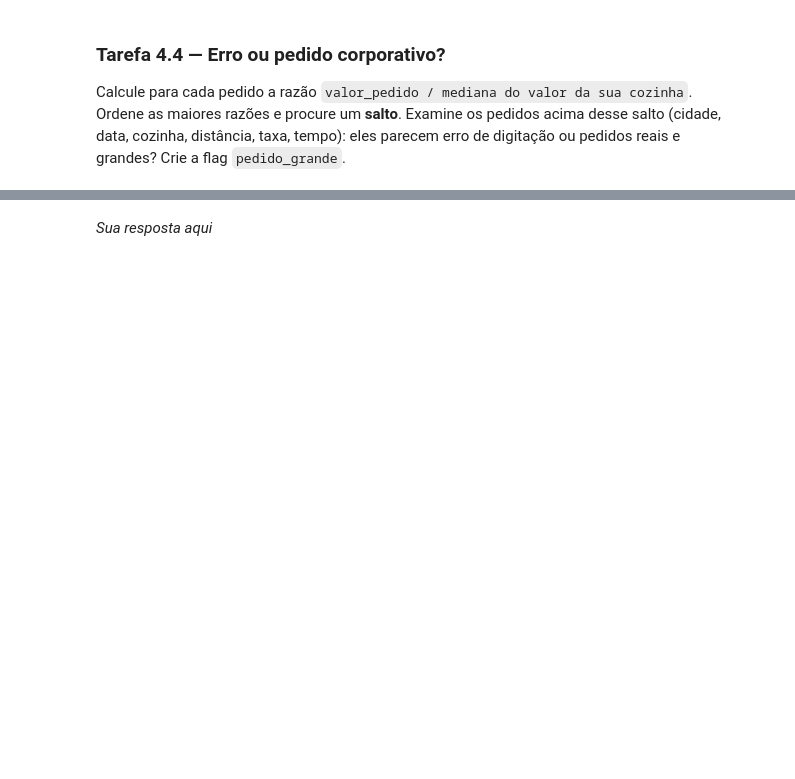
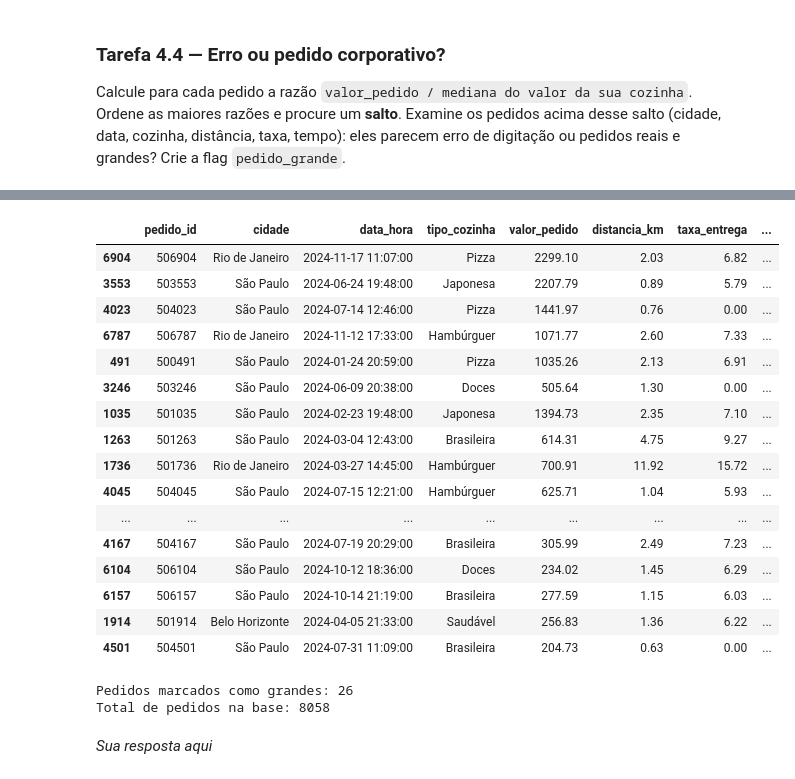
Before and after one commit to deborabaldeznilo/projeto-delivery, a Jupyter notebook: projeto_final.ipynb, the cells around one changed output, grey strips where cells are left out. Saved outputs shown, nothing was run; the diff lists cells and outputs as text; code cells hidden in the pictures; blank space fills up the shorter version.

```diff
--- a/projeto_final.ipynb
+++ b/projeto_final.ipynb
@@ -386,3 +344,11 @@ Trabalhe numa cópia chamada **`df`**; `bruto` fica intacto para comparação. U
 Detecte as colunas constantes **por código** (sem digitar o nome delas) e crie `df` sem elas.
 # %%
 # Sua solução aqui
+valores_distintos = bruto.nunique(dropna=False)
+colunas_constantes = valores_distintos[valores_distintos == 1].index
+
+df = bruto.drop(columns=colunas_constantes).copy()
+
+print("Colunas constantes:", colunas_constantes.tolist())
+print("Base original:", bruto.shape)
+print("Cópia para limpeza:", df.shape)
@@ -467,3 +884,14 @@ Aplique 1,5·IQR **na base inteira** e conte, por `tipo_cozinha`, quantos pedido
 Calcule para cada pedido a razão `valor_pedido / mediana do valor da sua cozinha`. Ordene as maiores razões e procure um **salto**. Examine os pedidos acima desse salto (cidade, data, cozinha, distância, taxa, tempo): eles parecem erro de digitação ou pedidos reais e grandes? Crie a flag `pedido_grande`.
 # %%
 # Sua solução aqui
+mediana_cozinha = df.groupby("tipo_cozinha")["valor_pedido"].transform("median")
+razao_valor = df["valor_pedido"] / mediana_cozinha
+
+maiores_razoes = pd.DataFrame({
+    "tipo_cozinha": df["tipo_cozinha"],
+    "valor_pedido": df["valor_pedido"],
+    "mediana_cozinha": mediana_cozinha,
+    "razao_valor": razao_valor
+}).sort_values("razao_valor", ascending=False)
+
+display(maiores_razoes.head(30).round(2))
@@ -470,2 +916,44 @@ Calcule para cada pedido a razão `valor_pedido / mediana do valor da sua cozinh
+# %%
+df["pedido_grande"] = razao_valor > 4
+
+colunas = [
+    "pedido_id", "cidade", "data_hora", "tipo_cozinha", "valor_pedido",
+    "distancia_km", "taxa_entrega", "tempo_entrega_min"
+]
+
+pedidos_grandes = (
+    df.loc[df["pedido_grande"], colunas]
+    .assign(razao_valor=razao_valor[df["pedido_grande"]])
+    .sort_values("razao_valor", ascending=False)
+)
+
+display(pedidos_grandes.round({
+    "valor_pedido": 2,
+    "distancia_km": 2,
+    "taxa_entrega": 2,
+    "razao_valor": 2
+}))
+print("Pedidos marcados como grandes:", df["pedido_grande"].sum())
+print("Total de pedidos na base:", len(df))
+# %% [output]
+|  | pedido_id | cidade | data_hora | tipo_cozinha | valor_pedido | distancia_km | taxa_entrega | ... |
+| 6904 | 506904 | Rio de Janeiro | 2024-11-17 11:07:00 | Pizza | 2299.10 | 2.03 | 6.82 | ... |
+| 3553 | 503553 | São Paulo | 2024-06-24 19:48:00 | Japonesa | 2207.79 | 0.89 | 5.79 | ... |
+| 4023 | 504023 | São Paulo | 2024-07-14 12:46:00 | Pizza | 1441.97 | 0.76 | 0.00 | ... |
+| 6787 | 506787 | Rio de Janeiro | 2024-11-12 17:33:00 | Hambúrguer | 1071.77 | 2.60 | 7.33 | ... |
+| 491 | 500491 | São Paulo | 2024-01-24 20:59:00 | Pizza | 1035.26 | 2.13 | 6.91 | ... |
+| 3246 | 503246 | São Paulo | 2024-06-09 20:38:00 | Doces | 505.64 | 1.30 | 0.00 | ... |
+| 1035 | 501035 | São Paulo | 2024-02-23 19:48:00 | Japonesa | 1394.73 | 2.35 | 7.10 | ... |
+| 1263 | 501263 | São Paulo | 2024-03-04 12:43:00 | Brasileira | 614.31 | 4.75 | 9.27 | ... |
+| 1736 | 501736 | Rio de Janeiro | 2024-03-27 14:45:00 | Hambúrguer | 700.91 | 11.92 | 15.72 | ... |
+| 4045 | 504045 | São Paulo | 2024-07-15 12:21:00 | Hambúrguer | 625.71 | 1.04 | 5.93 | ... |
+| ... | ... | ... | ... | ... | ... | ... | ... | ... |
+| 4167 | 504167 | São Paulo | 2024-07-19 20:29:00 | Brasileira | 305.99 | 2.49 | 7.23 | ... |
+| 6104 | 506104 | São Paulo | 2024-10-12 18:36:00 | Doces | 234.02 | 1.45 | 6.29 | ... |
+| 6157 | 506157 | São Paulo | 2024-10-14 21:19:00 | Brasileira | 277.59 | 1.15 | 6.03 | ... |
+| 1914 | 501914 | Belo Horizonte | 2024-04-05 21:33:00 | Saudável | 256.83 | 1.36 | 6.22 | ... |
+| 4501 | 504501 | São Paulo | 2024-07-31 11:09:00 | Brasileira | 204.73 | 0.63 | 0.00 | ... |
+Pedidos marcados como grandes: 26
+Total de pedidos na base: 8058
 # %% [markdown]
 *Sua resposta aqui*
```
Also changed, not shown: parts of 56 cells of this notebook.
